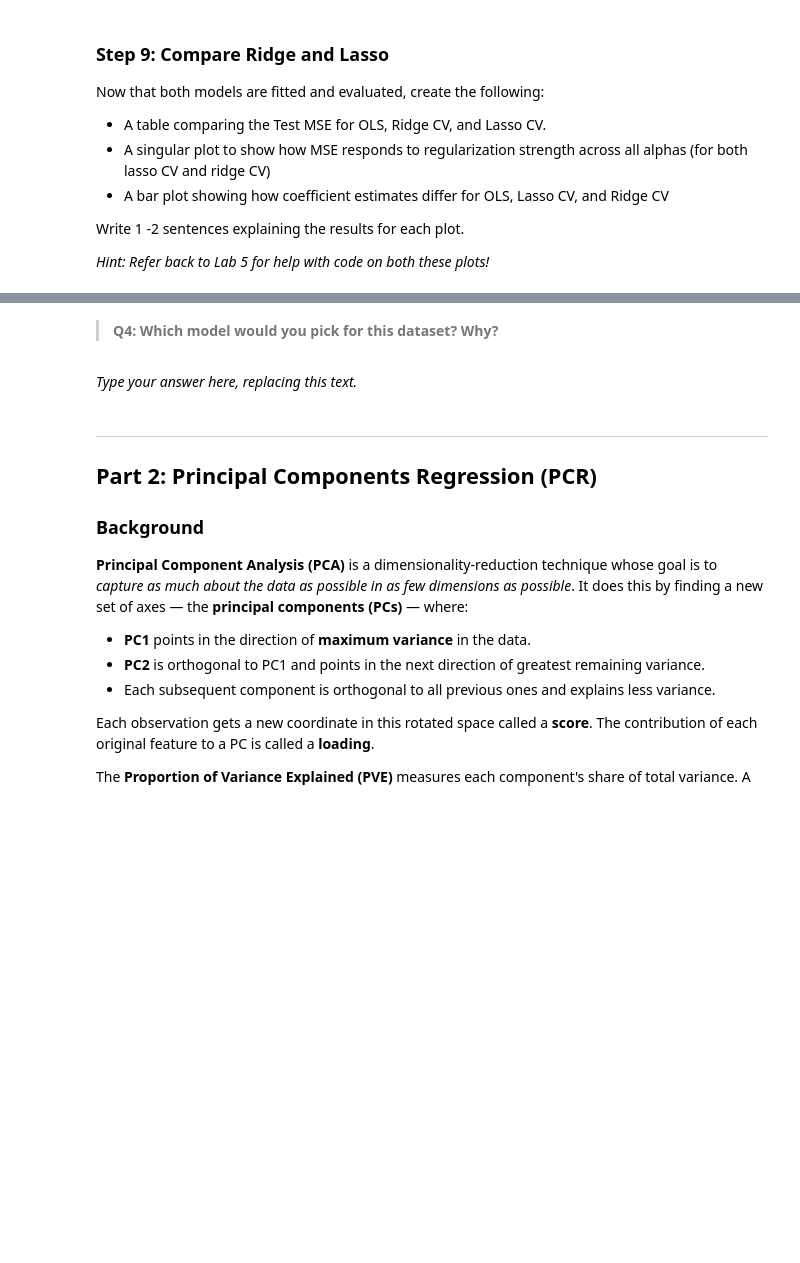
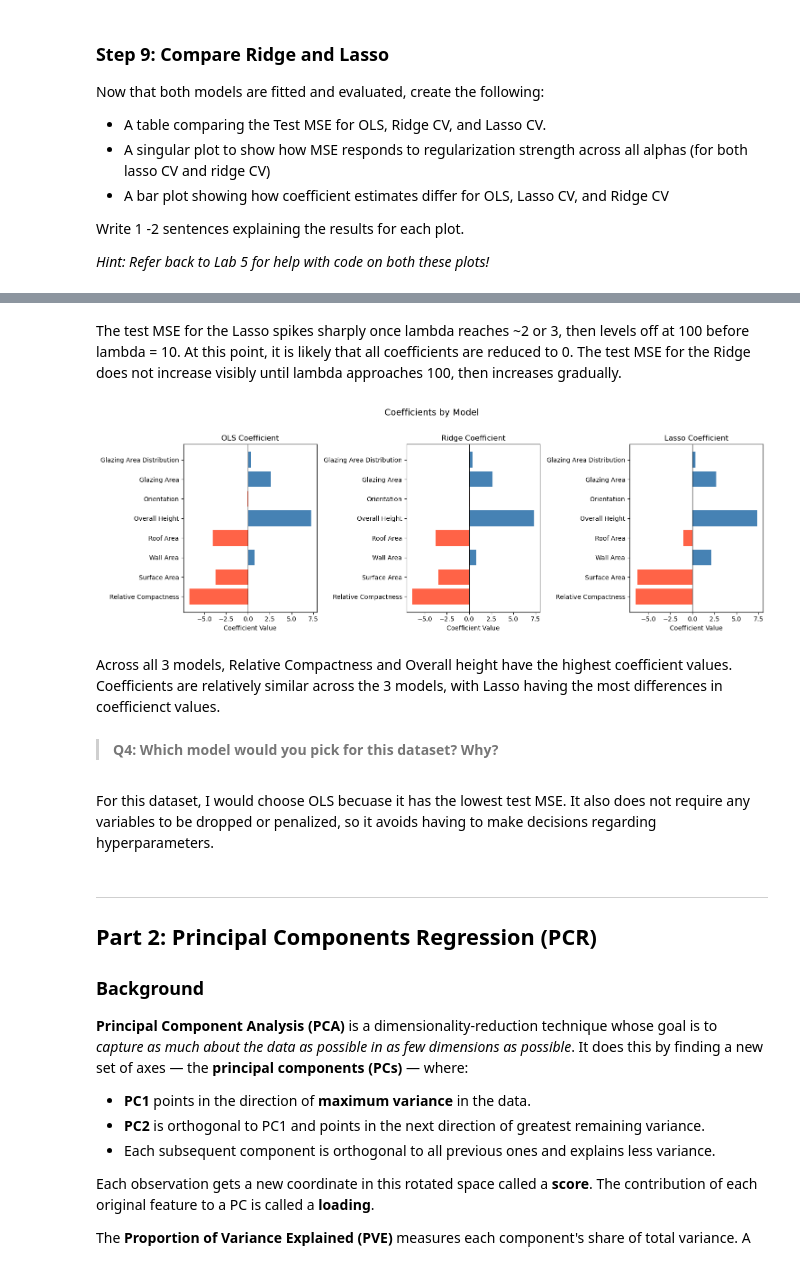
Before and after one commit to ebkhan-peng/assignment-3, a Jupyter notebook: task1/hw3-task1.ipynb, the cells around one changed output, grey strips where cells are left out. Drawn from its saved outputs; the diff is of its cells as text; code cells hidden in the pictures; blank space fills up the shorter version.

```diff
--- a/task1/hw3-task1.ipynb
+++ b/task1/hw3-task1.ipynb
@@ -244,7 +336,27 @@ Write 1 -2 sentences explaining the results for each plot.
+# %% [markdown]
+The test MSE for the Lasso spikes sharply once lambda reaches ~2 or 3, then levels off at 100 before lambda = 10. At this point, it is likely that all coefficients are reduced to 0. The test MSE for the Ridge does not increase visibly until lambda approaches 100, then increases gradually.
+# %%
+coef_cols = ['OLS Coefficient', 'Ridge Coefficient', 'Lasso Coefficient']
+fig, axes = plt.subplots(1, 3, figsize=(15, 5), sharey=False, sharex=False)
+
+for ax, col in zip(axes, coef_cols):
+    colors = ['tomato' if v < 0 else 'steelblue' for v in table[col]]
+    ax.barh(table['Feature'], table[col], color=colors)
+    ax.axvline(0, color='black', linewidth=0.8)
+    ax.set_title(col)
+    ax.set_xlabel('Coefficient Value')
+
+plt.suptitle('Coefficients by Model', fontsize=14, y=1.02)
+plt.tight_layout()
+plt.show()
+# %% [output]
+[figure, added]
+# %% [markdown]
+Across all 3 models, Relative Compactness and Overall height have the highest coefficient values. Coefficients are relatively similar across the 3 models, with Lasso having the most differences in coefficienct values.
 # %% [markdown]
 > **Q4: Which model would you pick for this dataset? Why?**
 # %% [markdown]
-_Type your answer here, replacing this text._
+For this dataset, I would choose OLS becuase it has the lowest test MSE. It also does not require any variables to be dropped or penalized, so it avoids having to make decisions regarding hyperparameters.
 # %% [markdown]
 <!-- END QUESTION -->
 
```
Also changed, not shown: parts of 18 cells of this notebook.
